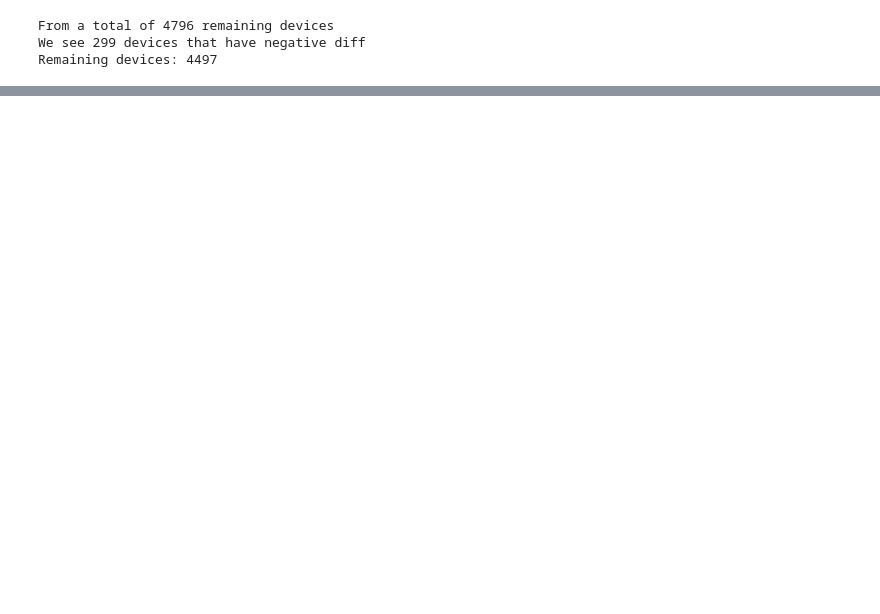
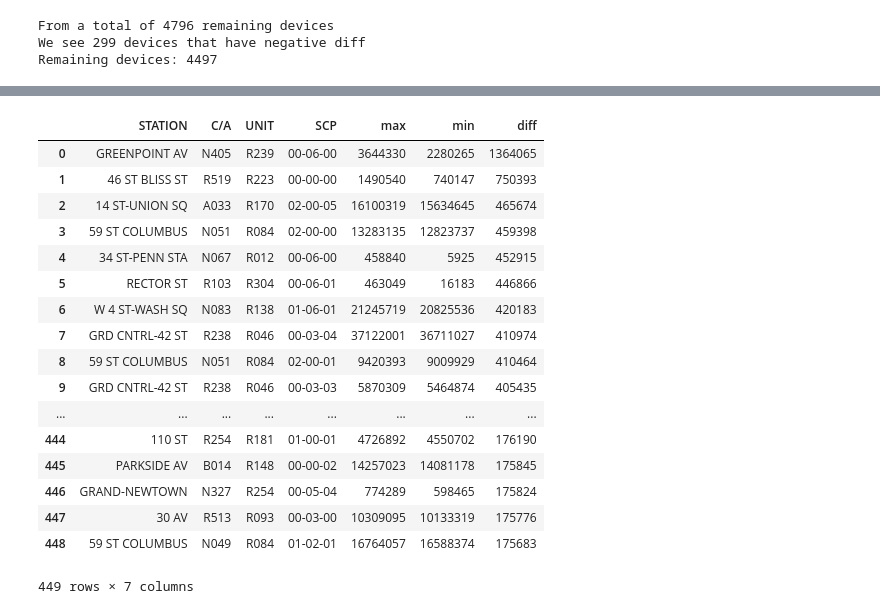
Before and after one commit to youngjeong46/MTA, a Jupyter notebook: Project 1 MTA.ipynb, the cells around one changed output, grey strips where cells are left out. Drawn from its saved outputs; the diff is of its cells as text; code cells hidden in the pictures; blank space fills up the shorter version.

Commit message:
plots added to Jupyter for Top 10 Stations, working on Days of the Week

```diff
--- a/Project 1 MTA.ipynb
+++ b/Project 1 MTA.ipynb
@@ -58,6 +59,7 @@ In order to accurately calculate the hour difference, we create a feature called
 # %%
 data["DATETIME"]=data["DATE"]+' '+data["TIME"]
 data["DATETIME"]=pd.to_datetime(data["DATETIME"])
+data["DAY"]=data["DATETIME"].dt.day_name()
 data.head(5)
 # %% [output]
 |  | C/A | UNIT | SCP | STATION | LINENAME | DIVISION | DATE | TIME | DESC | ENTRIES | EXITS | ... |
@@ -421,4 +397,4 @@ From a total of 4796 remaining devices
 We see 299 devices that have negative diff
 Remaining devices: 4497
 # %%
-full_data_good_entries.sort_values("diff",ascending=False).head(40)
+top10_device = full_data_good_entries.sort_values("diff",ascending=False).head(len(full_data_good_entries)//10)
@@ -443,0 +403,2 @@ full_data_good_entries.sort_values("diff",ascending=False).head(40)
+# %%
+top10_device = top10_device.reset_index()
@@ -443,0 +412,21 @@ full_data_good_entries.sort_values("diff",ascending=False).head(40)
+# %%
+top10_device
+# %% [output]
+|  | STATION | C/A | UNIT | SCP | max | min | diff |
+| 0 | GREENPOINT AV | N405 | R239 | 00-06-00 | 3644330 | 2280265 | 1364065 |
+| 1 | 46 ST BLISS ST | R519 | R223 | 00-00-00 | 1490540 | 740147 | 750393 |
+| 2 | 14 ST-UNION SQ | A033 | R170 | 02-00-05 | 16100319 | 15634645 | 465674 |
+| 3 | 59 ST COLUMBUS | N051 | R084 | 02-00-00 | 13283135 | 12823737 | 459398 |
+| 4 | 34 ST-PENN STA | N067 | R012 | 00-06-00 | 458840 | 5925 | 452915 |
+| 5 | RECTOR ST | R103 | R304 | 00-06-01 | 463049 | 16183 | 446866 |
+| 6 | W 4 ST-WASH SQ | N083 | R138 | 01-06-01 | 21245719 | 20825536 | 420183 |
+| 7 | GRD CNTRL-42 ST | R238 | R046 | 00-03-04 | 37122001 | 36711027 | 410974 |
+| 8 | 59 ST COLUMBUS | N051 | R084 | 02-00-01 | 9420393 | 9009929 | 410464 |
+| 9 | GRD CNTRL-42 ST | R238 | R046 | 00-03-03 | 5870309 | 5464874 | 405435 |
+| ... | ... | ... | ... | ... | ... | ... | ... |
+| 444 | 110 ST | R254 | R181 | 01-00-01 | 4726892 | 4550702 | 176190 |
+| 445 | PARKSIDE AV | B014 | R148 | 00-00-02 | 14257023 | 14081178 | 175845 |
+| 446 | GRAND-NEWTOWN | N327 | R254 | 00-05-04 | 774289 | 598465 | 175824 |
+| 447 | 30 AV | R513 | R093 | 00-03-00 | 10309095 | 10133319 | 175776 |
+| 448 | 59 ST COLUMBUS | N049 | R084 | 01-02-01 | 16764057 | 16588374 | 175683 |
+449 rows × 7 columns
```
Also changed, not shown: parts of 16 cells of this notebook, 2 other files.
